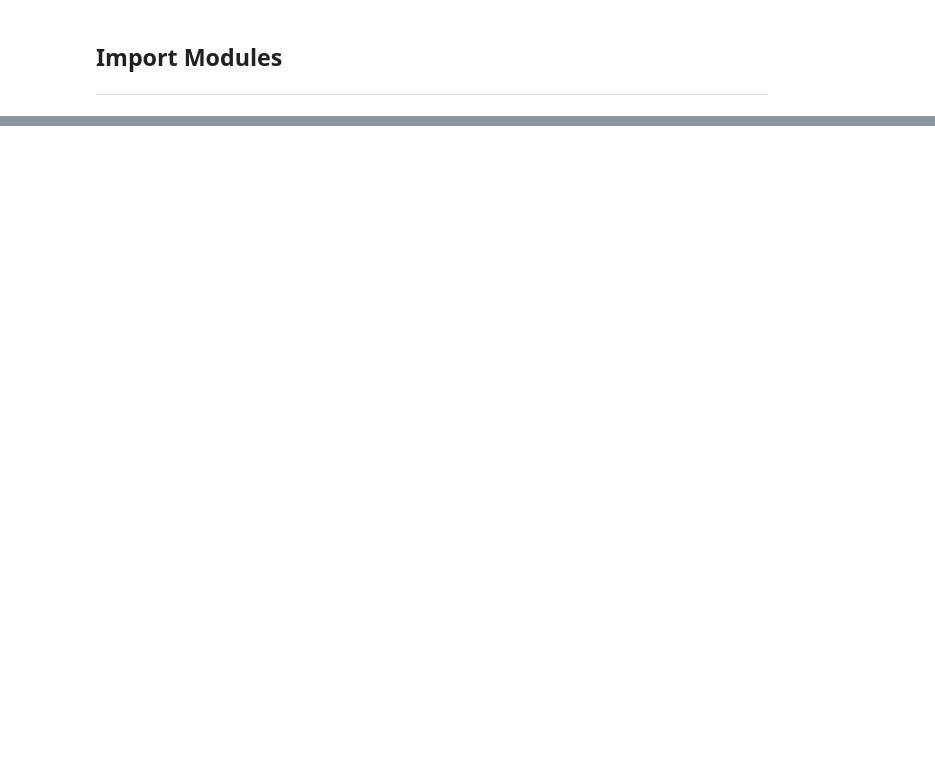
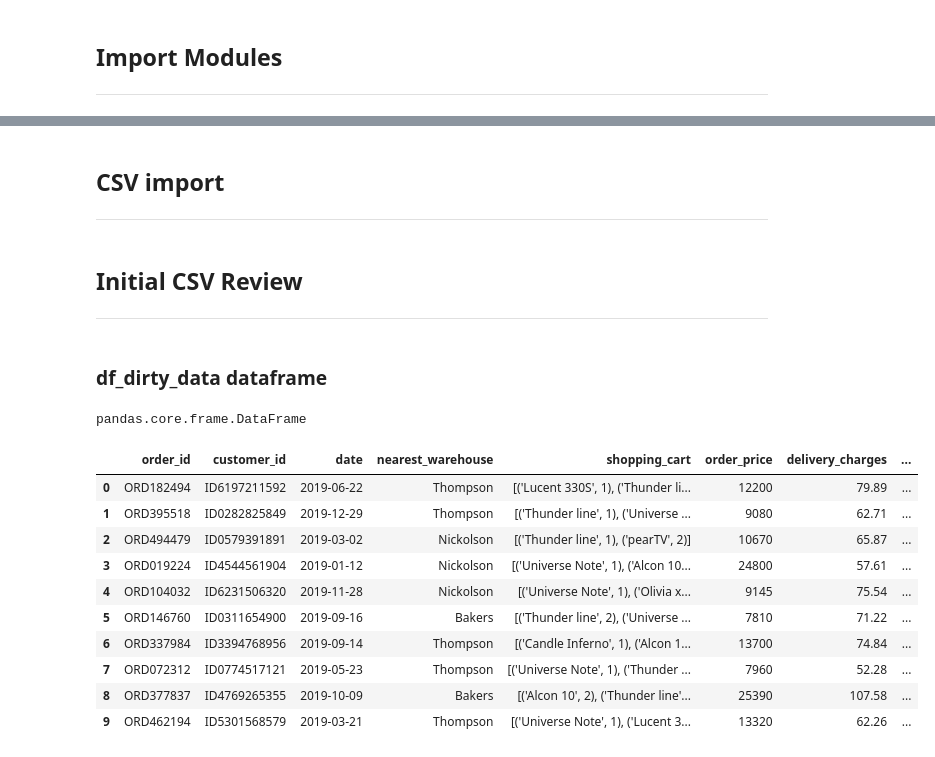
Before and after one commit to kieran-molloy/UCDPA_kieranmolloy, a Jupyter notebook: UCDPA_KieranMolloy.ipynb, the cells around one changed output, grey strips where cells are left out. Drawn from its saved outputs; the diff is of its cells as text; code cells hidden in the pictures; blank space fills up the shorter version.

Commit message:
starting to update missing data

```diff
--- a/UCDPA_KieranMolloy.ipynb
+++ b/UCDPA_KieranMolloy.ipynb
@@ -60,0 +49,4 @@ import seaborn as sns
+# %%
+dirty_data = 'dirty_data.csv'
+missing_data = 'missing_data.csv'
+warehouses = 'warehouses.csv'
@@ -60,0 +79,31 @@ import seaborn as sns
+# %% [markdown]
+## CSV import
+***
+# %%
+# read the CSV from the local Jupyter Notebook directory
+df_dirty_data = pd.read_csv(dirty_data)
+df_missing = pd.read_csv(missing_data)
+df_warehouses = pd.read_csv(warehouses)
+# %% [markdown]
+## Initial CSV Review
+***
+# %% [markdown]
+### df_dirty_data dataframe
+# %%
+type(df_dirty_data)
+# %% [output]
+pandas.core.frame.DataFrame
+# %%
+df_dirty_data.head(10)
+# %% [output]
+|  | order_id | customer_id | date | nearest_warehouse | shopping_cart | order_price | delivery_charges | ... |
+| 0 | ORD182494 | ID6197211592 | 2019-06-22 | Thompson | [('Lucent 330S', 1), ('Thunder li... | 12200 | 79.89 | ... |
+| 1 | ORD395518 | ID0282825849 | 2019-12-29 | Thompson | [('Thunder line', 1), ('Universe ... | 9080 | 62.71 | ... |
+| 2 | ORD494479 | ID0579391891 | 2019-03-02 | Nickolson | [('Thunder line', 1), ('pearTV', 2)] | 10670 | 65.87 | ... |
+| 3 | ORD019224 | ID4544561904 | 2019-01-12 | Nickolson | [('Universe Note', 1), ('Alcon 10... | 24800 | 57.61 | ... |
+| 4 | ORD104032 | ID6231506320 | 2019-11-28 | Nickolson | [('Universe Note', 1), ('Olivia x... | 9145 | 75.54 | ... |
+| 5 | ORD146760 | ID0311654900 | 2019-09-16 | Bakers | [('Thunder line', 2), ('Universe ... | 7810 | 71.22 | ... |
+| 6 | ORD337984 | ID3394768956 | 2019-09-14 | Thompson | [('Candle Inferno', 1), ('Alcon 1... | 13700 | 74.84 | ... |
+| 7 | ORD072312 | ID0774517121 | 2019-05-23 | Thompson | [('Universe Note', 1), ('Thunder ... | 7960 | 52.28 | ... |
+| 8 | ORD377837 | ID4769265355 | 2019-10-09 | Bakers | [('Alcon 10', 2), ('Thunder line'... | 25390 | 107.58 | ... |
+| 9 | ORD462194 | ID5301568579 | 2019-03-21 | Thompson | [('Universe Note', 1), ('Lucent 3... | 13320 | 62.26 | ... |
```
Also changed, not shown: parts of 45 cells of this notebook.
